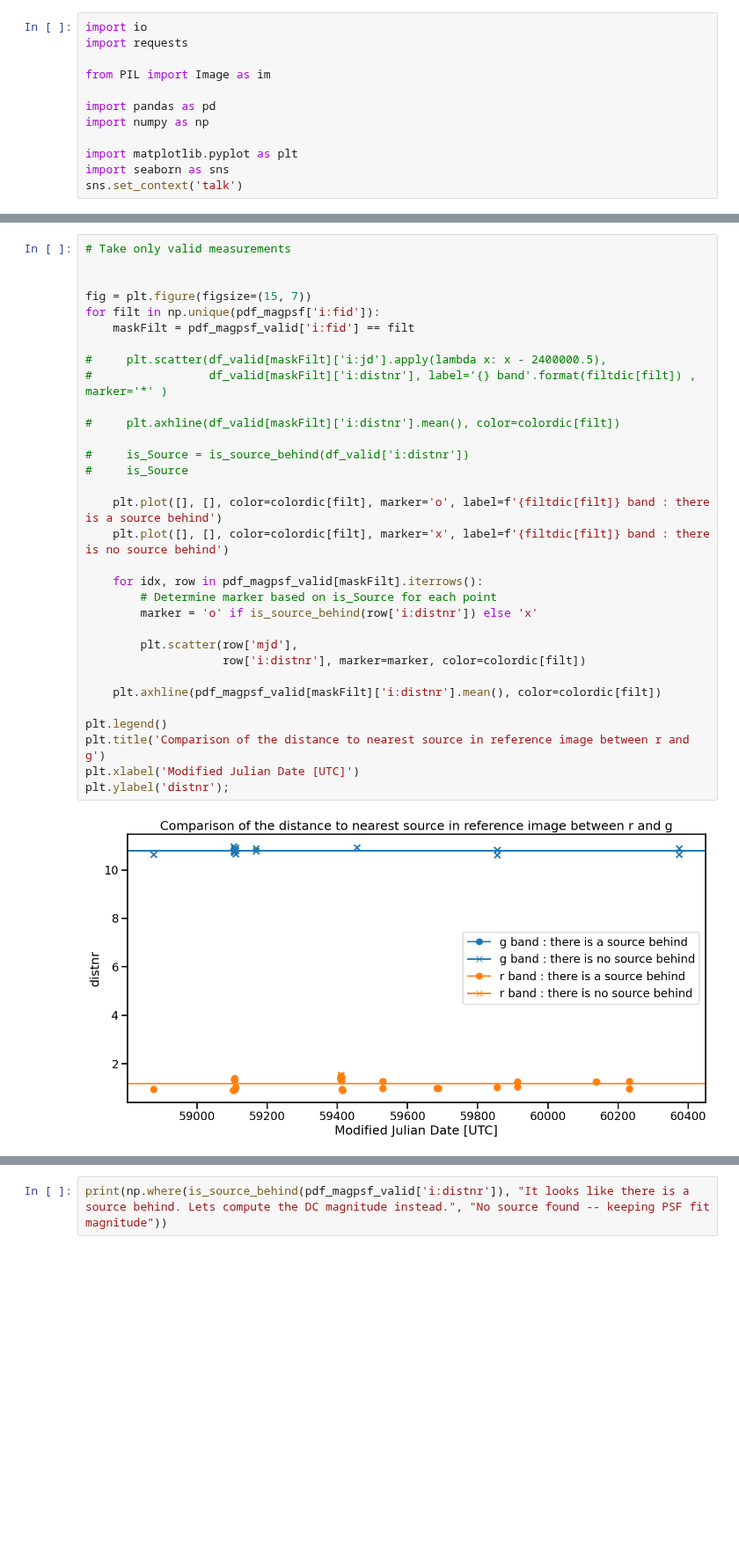
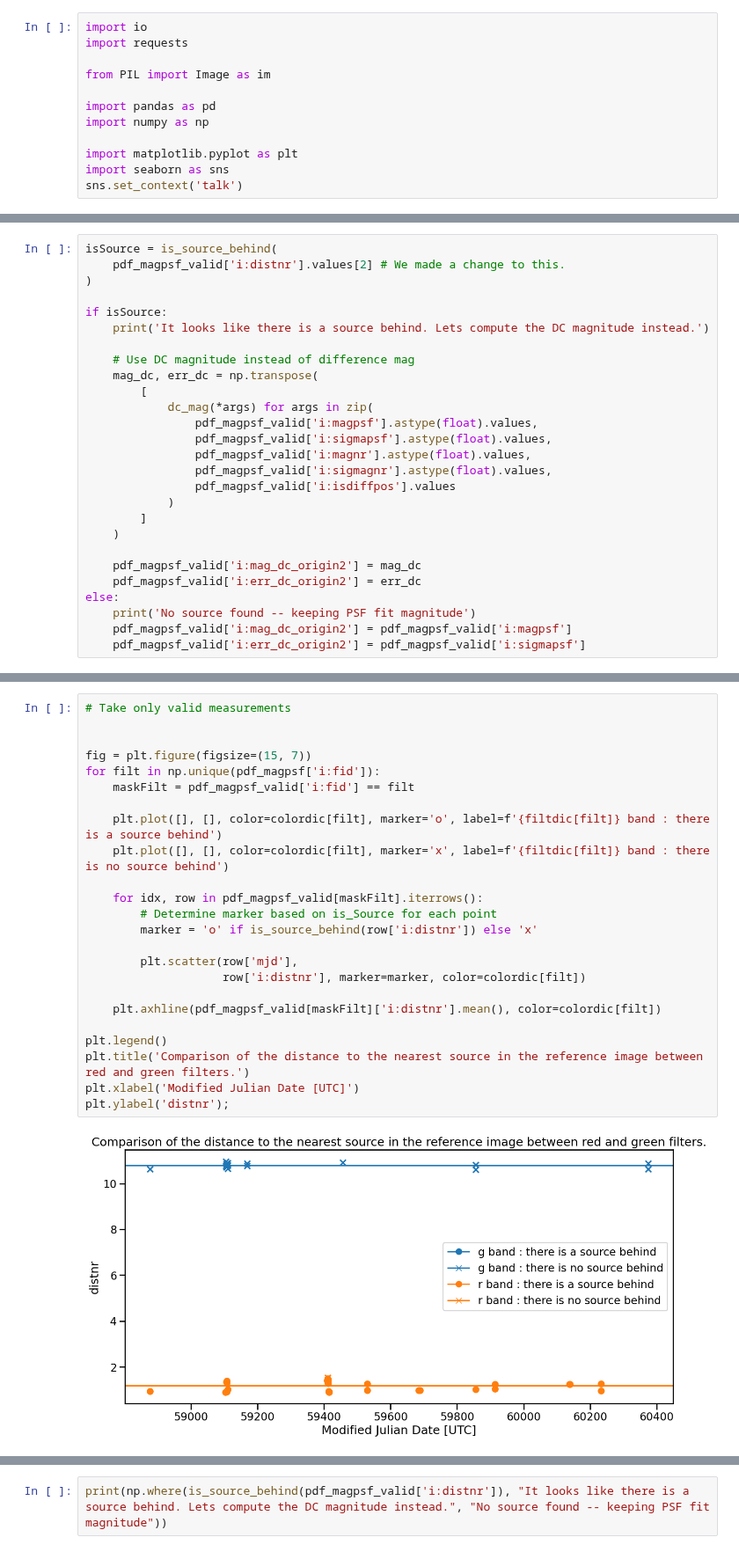
Before and after one commit to ManuGangler/FAnomAlly, a Jupyter notebook: notebook/bug_distnr.ipynb, the cells around one changed output, grey strips where cells are left out. Shown at 88% size. Drawn from its saved outputs; the diff is of its cells as text; blank space fills up the shorter version.

Commit message:
comments/ explanations of the bug with distnr

```diff
--- a/notebook/bug_distnr.ipynb
+++ b/notebook/bug_distnr.ipynb
@@ -181,0 +134,27 @@ Name: i:distnr, dtype: float64
+# %%
+isSource = is_source_behind(
+    pdf_magpsf_valid['i:distnr'].values[2] # We made a change to this.
+)
+
+if isSource:
+    print('It looks like there is a source behind. Lets compute the DC magnitude instead.')
+
+    # Use DC magnitude instead of difference mag
+    mag_dc, err_dc = np.transpose(
+        [
+            dc_mag(*args) for args in zip(
+                pdf_magpsf_valid['i:magpsf'].astype(float).values,
+                pdf_magpsf_valid['i:sigmapsf'].astype(float).values,
+                pdf_magpsf_valid['i:magnr'].astype(float).values,
+                pdf_magpsf_valid['i:sigmagnr'].astype(float).values,
+                pdf_magpsf_valid['i:isdiffpos'].values
+            )
+        ]
+    )
+
+    pdf_magpsf_valid['i:mag_dc_origin2'] = mag_dc
+    pdf_magpsf_valid['i:err_dc_origin2'] = err_dc
+else:
+    print('No source found -- keeping PSF fit magnitude')
+    pdf_magpsf_valid['i:mag_dc_origin2'] = pdf_magpsf_valid['i:magpsf']
+    pdf_magpsf_valid['i:err_dc_origin2'] = pdf_magpsf_valid['i:sigmapsf']
@@ -182,34 +175,26 @@ Name: i:distnr, dtype: float64
 # %%
 # Take only valid measurements
 
 
 fig = plt.figure(figsize=(15, 7))
 for filt in np.unique(pdf_magpsf['i:fid']):
     maskFilt = pdf_magpsf_valid['i:fid'] == filt
-
-#     plt.scatter(df_valid[maskFilt]['i:jd'].apply(lambda x: x - 2400000.5),
-#                 df_valid[maskFilt]['i:distnr'], label='{} band'.format(filtdic[filt]) , marker='*' )
-
-#     plt.axhline(df_valid[maskFilt]['i:distnr'].mean(), color=colordic[filt])
-
-#     is_Source = is_source_behind(df_valid['i:distnr'])
-#     is_Source
 
     plt.plot([], [], color=colordic[filt], marker='o', label=f'{filtdic[filt]} band : there is a source behind')
     plt.plot([], [], color=colordic[filt], marker='x', label=f'{filtdic[filt]} band : there is no source behind')
 
     for idx, row in pdf_magpsf_valid[maskFilt].iterrows():
         # Determine marker based on is_Source for each point
         marker = 'o' if is_source_behind(row['i:distnr']) else 'x'
 
         plt.scatter(row['mjd'],
                     row['i:distnr'], marker=marker, color=colordic[filt])
 
     plt.axhline(pdf_magpsf_valid[maskFilt]['i:distnr'].mean(), color=colordic[filt])
 
 plt.legend()
-plt.title('Comparison of the distance to nearest source in reference image between r and g')
+plt.title('Comparison of the distance to the nearest source in the reference image between red and green filters.')
 plt.xlabel('Modified Julian Date [UTC]')
 plt.ylabel('distnr');
 # %% [output]
-[figure, old version]
+[figure, new version]
```
Also changed, not shown: parts of 46 cells of this notebook, 1 other file.
